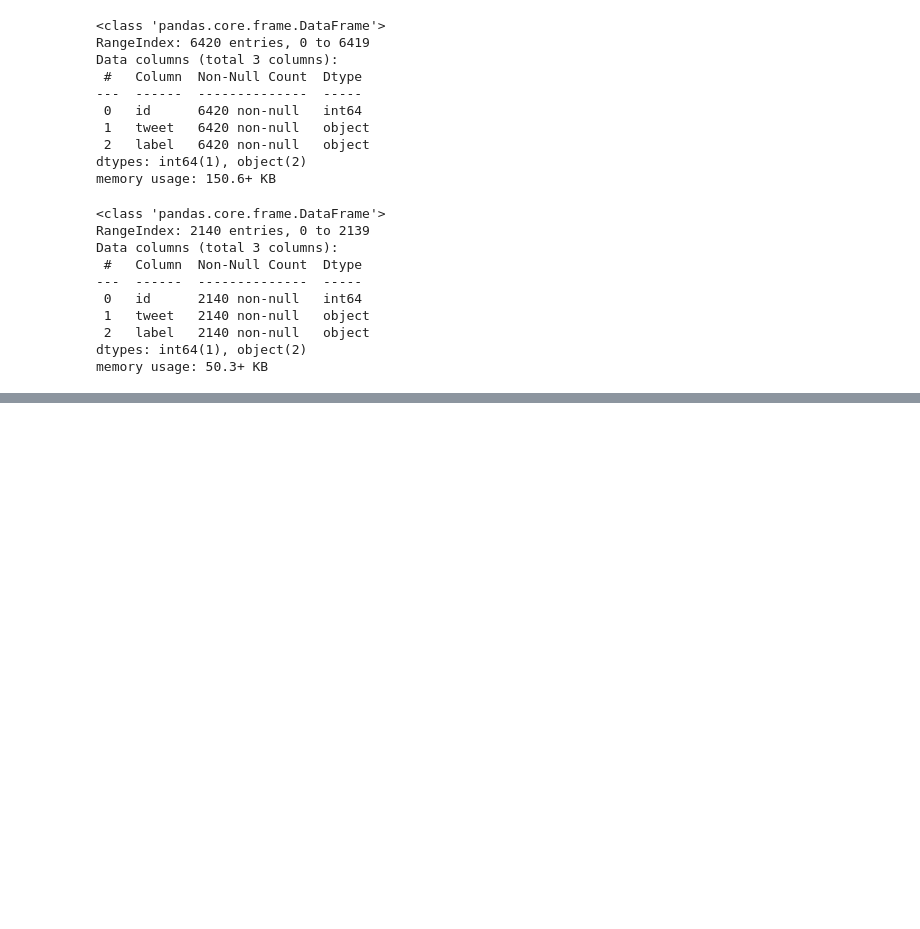
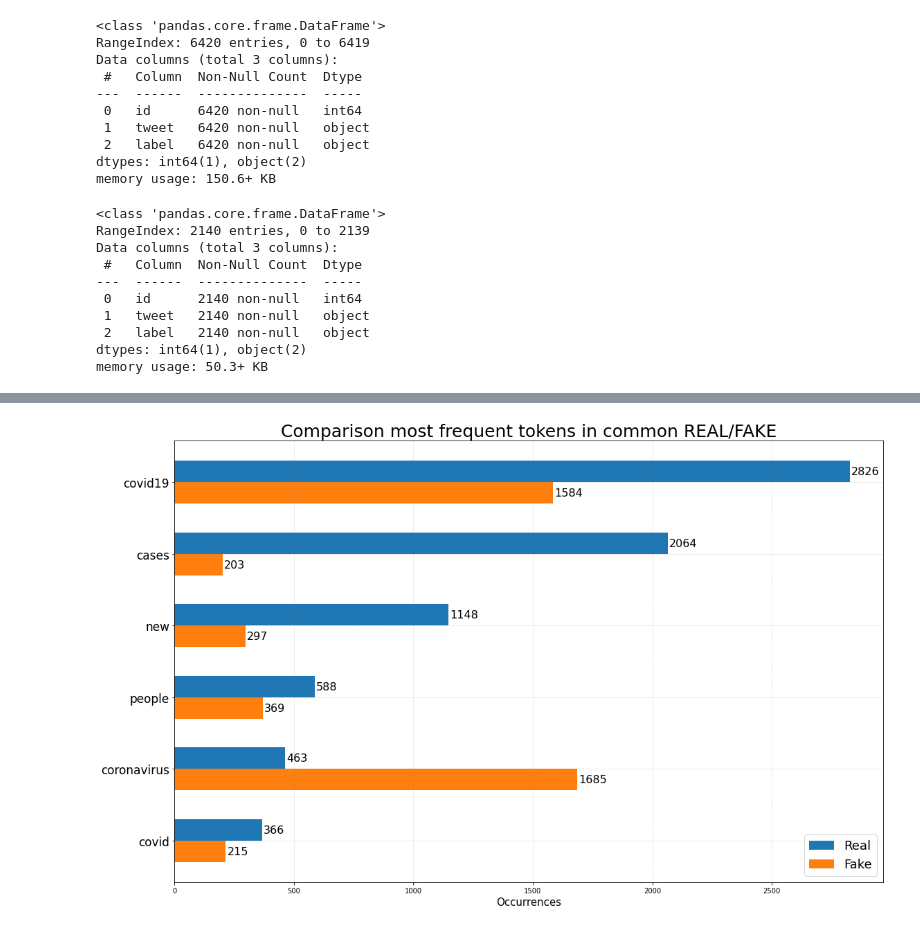
Before and after one commit to Emanuele-C/ML_SII_Project, a Jupyter notebook: stats.ipynb, the cells around one changed output, grey strips where cells are left out. Cells and saved outputs as stored; diff of their text form; code cells hidden in the pictures; blank space fills up the shorter version.

```diff
--- a/stats.ipynb
+++ b/stats.ipynb
@@ -245,0 +283,43 @@ Counter(real_tokens_words).most_common(20)
+# %%
+# Intersection between the most frequent tokens REAL/FAKE
+
+intersaction = [(item1[0],item1[1],item2[1]) for item1 in frequent_real for item2 in frequent_fake if item1[0] == item2[0]]
+# %%
+# Chart to compare the most frequent tokens in common
+
+def intersection_survay(intersaction_words):
+
+    words, occurrences_real, accurrences_fake = zip(*intersaction) # save the words and their respective occurrences separately
+
+    y = np.arange(len(words))  # the label locations
+    width = 0.3
+
+    fig, ax = plt.subplots(figsize = (16, 10))
+
+    rects1 = ax.barh(y - width / 2, occurrences_real, width, label = 'Real')
+    rects2 = ax.barh(y + width / 2, accurrences_fake, width, label = 'Fake')
+
+    ax.grid(b = True, color = 'grey',
+            linestyle = '-.', linewidth=0.5,
+            alpha = 0.4)
+    # Add text for labels, title and custom y-axis tick labels, etc.
+    ax.set_xlabel('Occurrences').set_fontsize(15)
+    ax.set_title('Comparison most frequent tokens in common REAL/FAKE').set_fontsize(25)
+    ax.set_yticks(y)
+    ax.set_yticklabels(words, fontsize = 17)
+    ax.invert_yaxis()
+
+    ax.legend(prop = {"size" : 18})
+
+    ax.bar_label(rects1, padding = 2, fontsize = 16)
+    ax.bar_label(rects2, padding = 2, fontsize = 16)
+
+    fig.tight_layout()
+
+    plt.show()
+# %%
+# Visualizzation of the most frequent tokens in common
+
+intersection_survay(intersaction)
+# %% [output]
+[figure, added]
```
Also changed, not shown: parts of 38 cells of this notebook.
